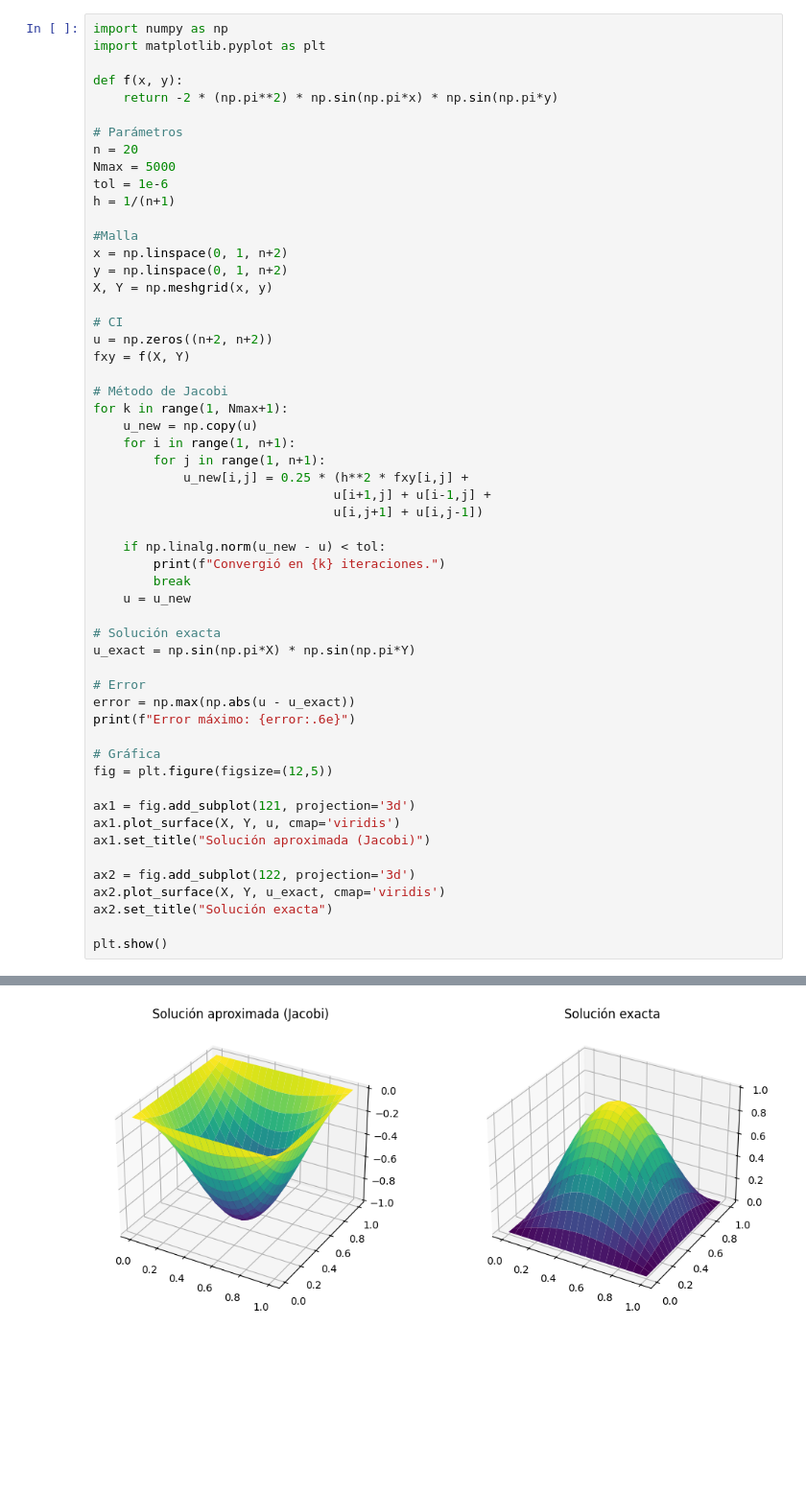
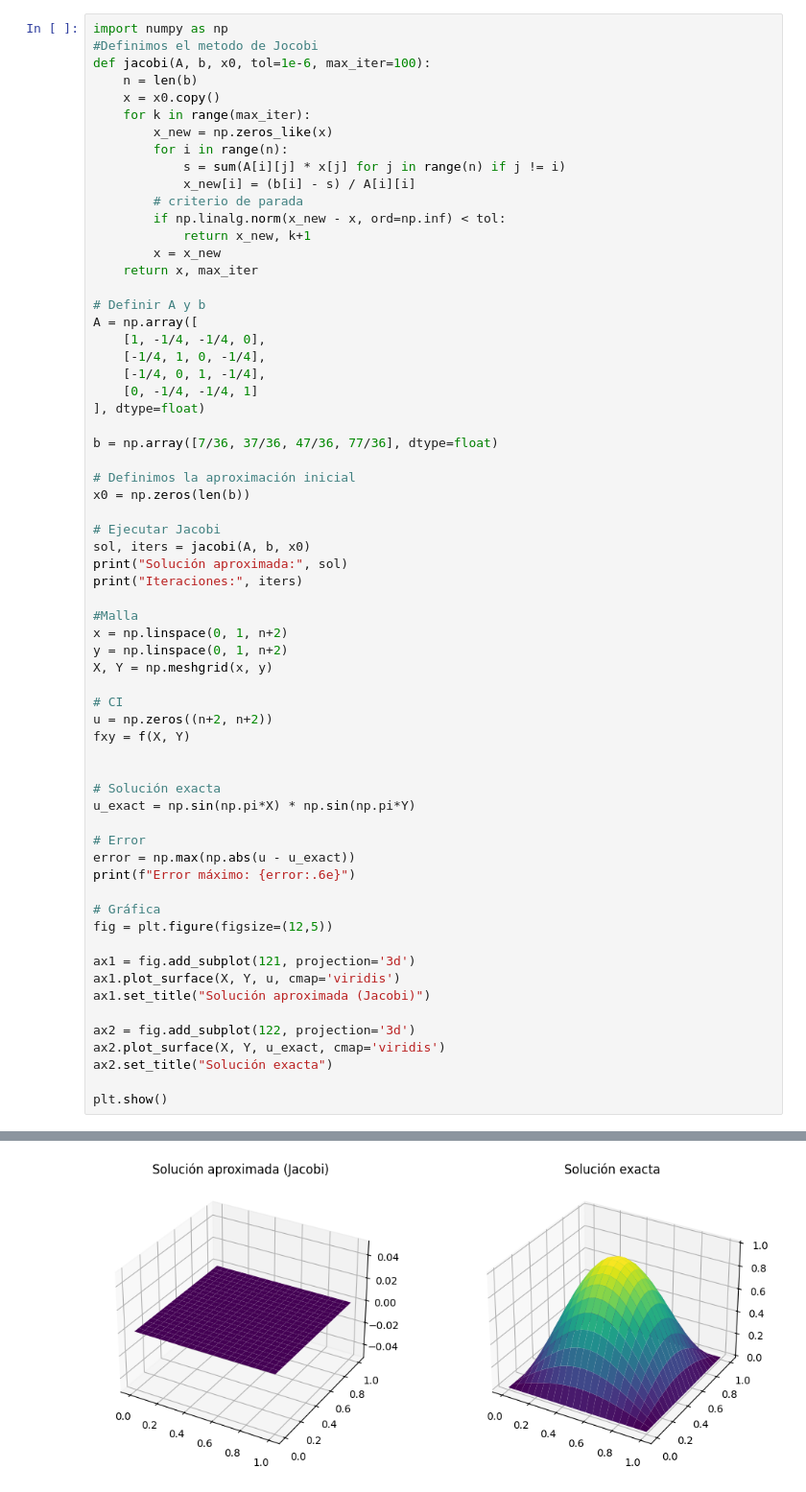
Before and after one commit to negrete-93/M-todo-de-Jacobi, a Jupyter notebook: Metodo_de_Jacobi.ipynb, the cells around one changed output, grey strips where cells are left out. Shown: that part at 96% size. Saved outputs shown, nothing was run; the diff lists cells and outputs as text; blank space fills up the shorter version.

```diff
--- a/Metodo_de_Jacobi.ipynb
+++ b/Metodo_de_Jacobi.ipynb
@@ -3,15 +7,37 @@
 # %%
 import numpy as np
-import matplotlib.pyplot as plt
+#Definimos el metodo de Jocobi
+def jacobi(A, b, x0, tol=1e-6, max_iter=100):
+    n = len(b)
+    x = x0.copy()
+    for k in range(max_iter):
+        x_new = np.zeros_like(x)
+        for i in range(n):
+            s = sum(A[i][j] * x[j] for j in range(n) if j != i)
+            x_new[i] = (b[i] - s) / A[i][i]
+        # criterio de parada
+        if np.linalg.norm(x_new - x, ord=np.inf) < tol:
+            return x_new, k+1
+        x = x_new
+    return x, max_iter
 
-def f(x, y):
-    return -2 * (np.pi**2) * np.sin(np.pi*x) * np.sin(np.pi*y)
+# Definir A y b
+A = np.array([
+    [1, -1/4, -1/4, 0],
+    [-1/4, 1, 0, -1/4],
+    [-1/4, 0, 1, -1/4],
+    [0, -1/4, -1/4, 1]
+], dtype=float)
 
-# Parámetros
-n = 20
-Nmax = 5000
-tol = 1e-6
-h = 1/(n+1)
+b = np.array([7/36, 37/36, 47/36, 77/36], dtype=float)
+
+# Definimos la aproximación inicial
+x0 = np.zeros(len(b))
+
+# Ejecutar Jacobi
+sol, iters = jacobi(A, b, x0)
+print("Solución aproximada:", sol)
+print("Iteraciones:", iters)
 
 #Malla
 x = np.linspace(0, 1, n+2)
@@ -22,19 +48,6 @@ X, Y = np.meshgrid(x, y)
 u = np.zeros((n+2, n+2))
 fxy = f(X, Y)
 
-# Método de Jacobi
-for k in range(1, Nmax+1):
-    u_new = np.copy(u)
-    for i in range(1, n+1):
-        for j in range(1, n+1):
-            u_new[i,j] = 0.25 * (h**2 * fxy[i,j] +
-                                u[i+1,j] + u[i-1,j] +
-                                u[i,j+1] + u[i,j-1])
-
-    if np.linalg.norm(u_new - u) < tol:
-        print(f"Convergió en {k} iteraciones.")
-        break
-    u = u_new
 
 # Solución exacta
 u_exact = np.sin(np.pi*X) * np.sin(np.pi*Y)
@@ -61 +75 @@ Error máximo: 1.990679e+00
-[figure, old version]
+[figure, new version]
```
Also changed, not shown: parts of 2 cells of this notebook.
